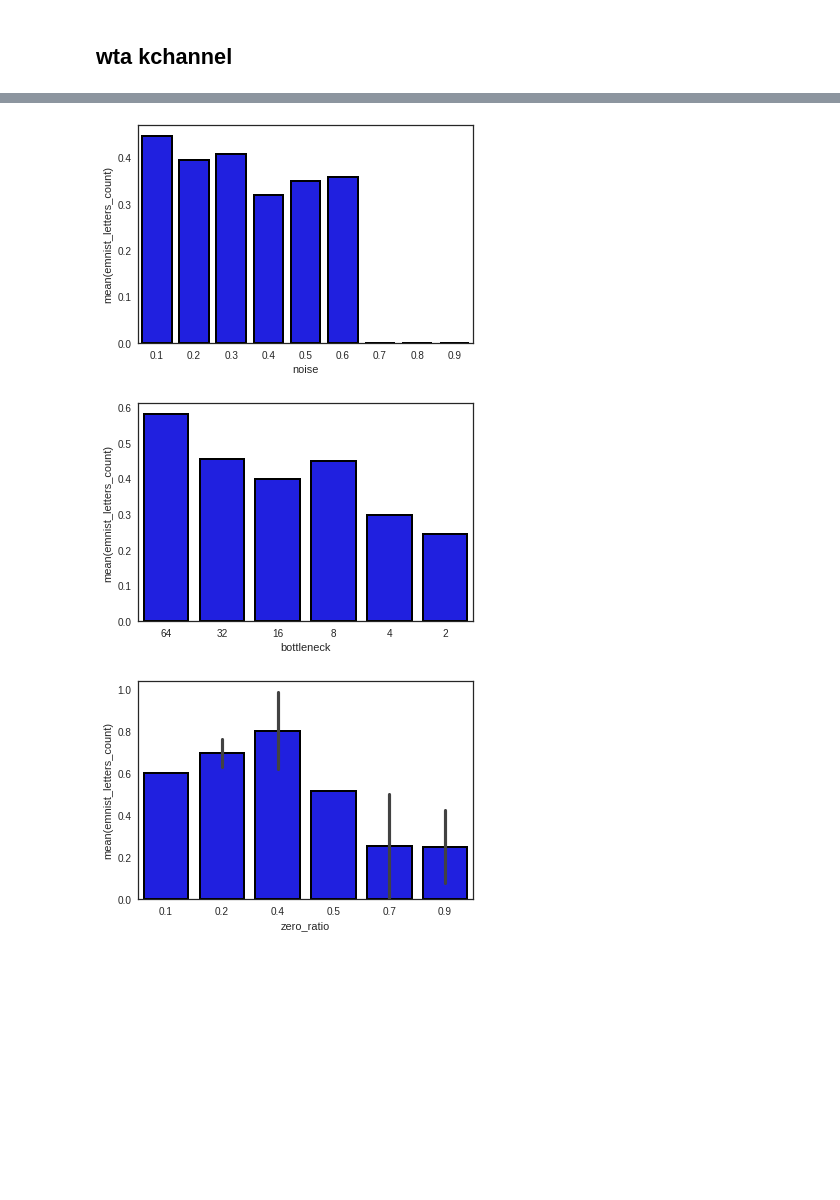
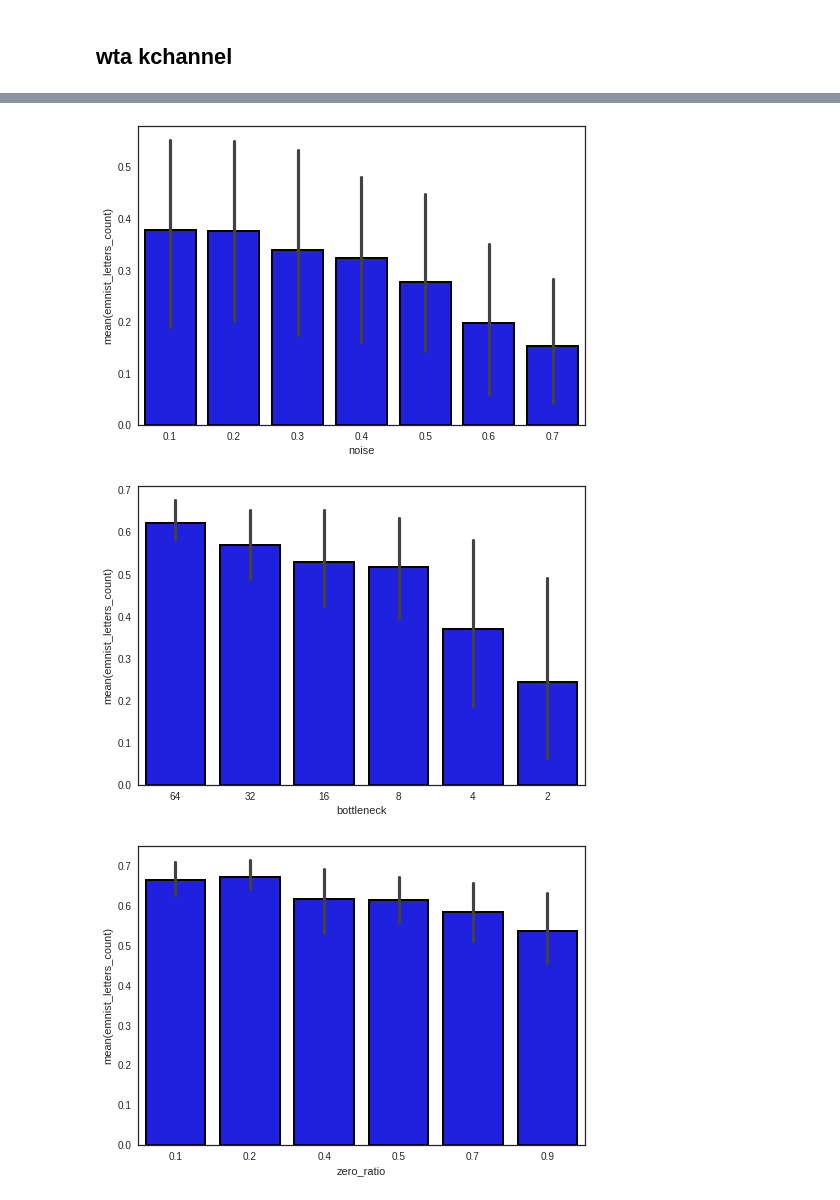
Before and after one commit to mehdidc/out_of_class, a Jupyter notebook: ae/ipynb/analysis.ipynb, the cells around one changed output, grey strips where cells are left out. Cells and saved outputs as stored; diff of their text form; code cells hidden in the pictures; blank space fills up the shorter version.

```diff
--- a/ae/ipynb/analysis.ipynb
+++ b/ae/ipynb/analysis.ipynb
@@ -190,7 +191,8 @@ d
 | ratio_unique | 0.249662 | -0.128651 | 0.898425 | 0.880558 | 0.817205 | ... |
 # %%
 d = df_full.copy()
-d = d[d['sampler']=='mnist_deep']
-d = d[d['stride']==0]
-d = d.sort_values(by='out_score', ascending=False)
-d[['out_score', 'digits_count', 'letters_count',  'letters_diversity', 'digits_diversity', 'digits_objectness', 'letters_objectness', 'hwrt_objectness', 'sampler']].iloc[0:20]
+df_full['in_score'] =  df_full['emnist_digits_count'] + 15*df_full['emnist_object'] + 10*df_full['digits_diversity']
+df_full['out_score'] =  df_full['emnist_letters_count'] + 10*df_full['emnist_object'] + 10*df_full['letters_diversity']
+#d = d[d['sampler']=='mnist_deep']
+#d = d[d['stride']==4]
+#d = d.sort_values(by='out_score', ascending=False)
@@ -206,7 +199,8 @@ d[['out_score', 'digits_count', 'letters_count',  'letters_diversity', 'digits_d
 # %%
 df = df_full
-#df = df[df['sampler'] == 'mnist_noise']
-df = df[df['nb_layers']==3]
+df = df[df['sampler'] == 'mnist_noise']
+#df = df[df['nb_layers']==3]
+df = df[df['noise']<=0.7]
 ax = sns.barplot(
     x='noise',
     y='emnist_letters_count',
@@ -216,11 +210,11 @@ ax = sns.barplot(
     edgecolor=['black']*len(df),
 )
 # %% [output]
-[figure, old version]
+[figure, new version]
 # %%
 df = df_full
-#df = df[df['sampler'] == 'mnist_capacity']
-df = df[df['nb_layers']==3]
+df = df[df['sampler'] == 'mnist_capacity']
+#df = df[df['nb_layers']==3]
 ax = sns.barplot(
     x='bottleneck',
     y='emnist_letters_count',
@@ -230,19 +224,20 @@ ax = sns.barplot(
     color='blue',
     edgecolor=['black']*6,
 )
+#show_several(df)
 # %% [output]
-[figure, old version]
+[figure, new version]
 # %%
 df = df_full
-#df = df[df['sampler'] == 'mnist_deep_kchannel']
-df = df[df['nb_layers']==3]
+df = df[df['sampler'] == 'mnist_deep_kchannel']
+#df = df[df['nb_layers']==3]
 ax = sns.barplot(
     x='zero_ratio',
     y='emnist_letters_count',
     data=df,
     linewidth=2,
     color='blue',
     edgecolor=['black']*6,
 )
 # %% [output]
-[figure, old version]
+[figure, new version]
```
Also changed, not shown: parts of 4 cells of this notebook, 1 other file.
